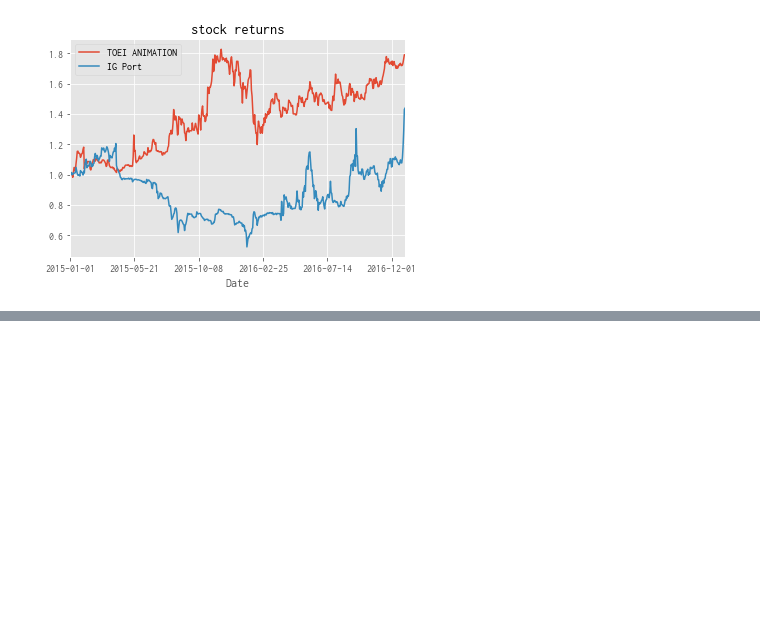
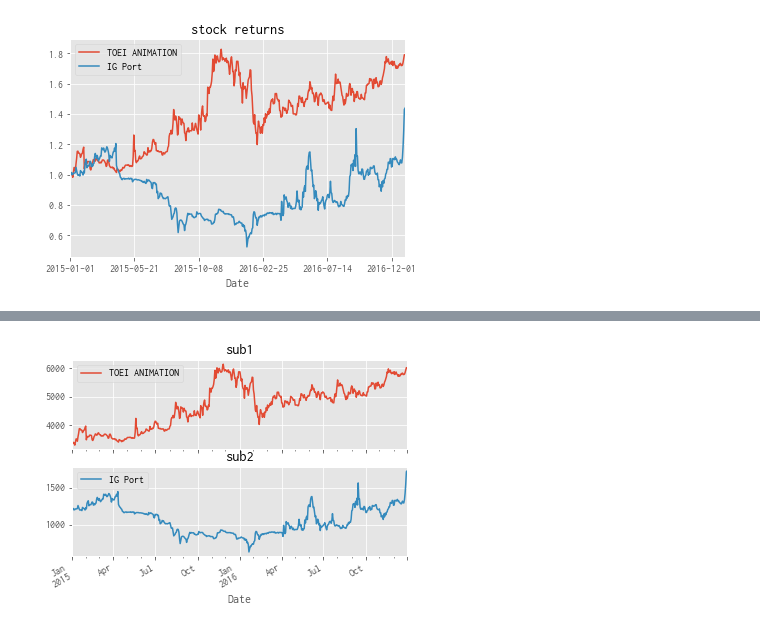
Before and after one commit to yukimura1227/trainings, a Jupyter notebook: pandas_sample/pandas_sample.ipynb, the cells around one changed output, grey strips where cells are left out. Saved outputs shown, nothing was run; the diff lists cells and outputs as text; code cells hidden in the pictures; blank space fills up the shorter version.

```diff
--- a/pandas_sample/pandas_sample.ipynb
+++ b/pandas_sample/pandas_sample.ipynb
@@ -1047,0 +1061,8 @@ plt.show()
+# %%
+# 複数の図に分割する場合
+ax1, ax2 = stock_df.plot(subplots=True)
+ax1.set_title('sub1')
+ax2.set_title('sub2')
+plt.show()
+# %% [output]
+[figure, added]
```
Also changed, not shown: parts of 10 cells of this notebook.
